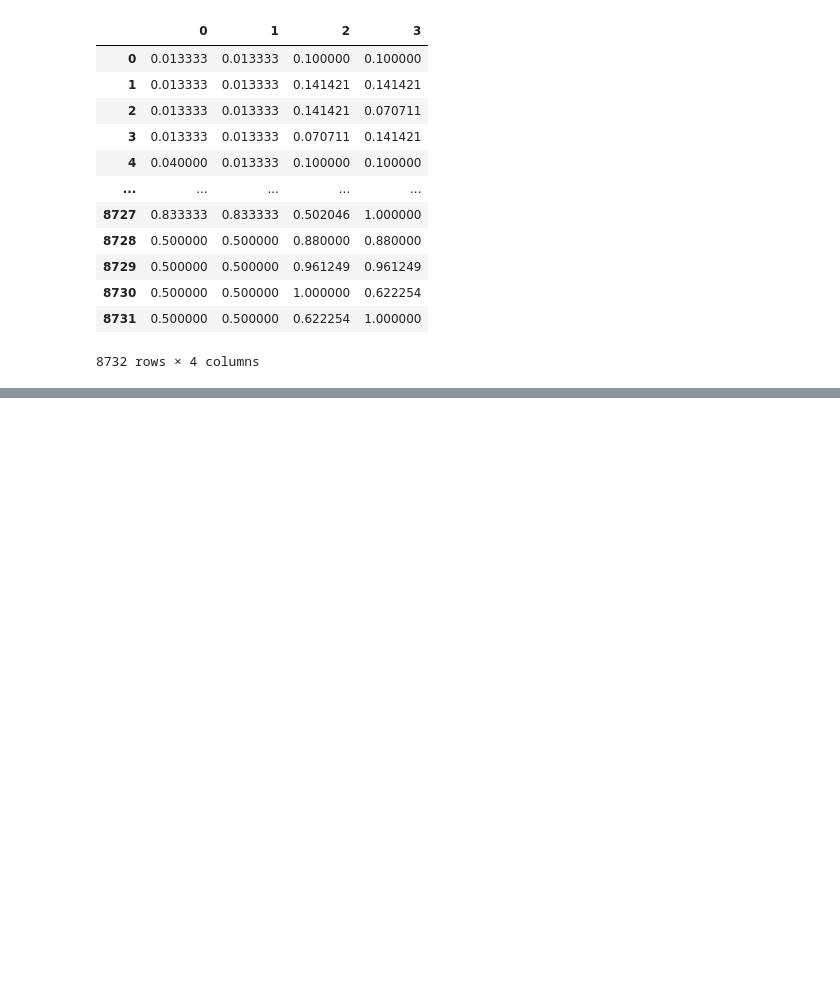
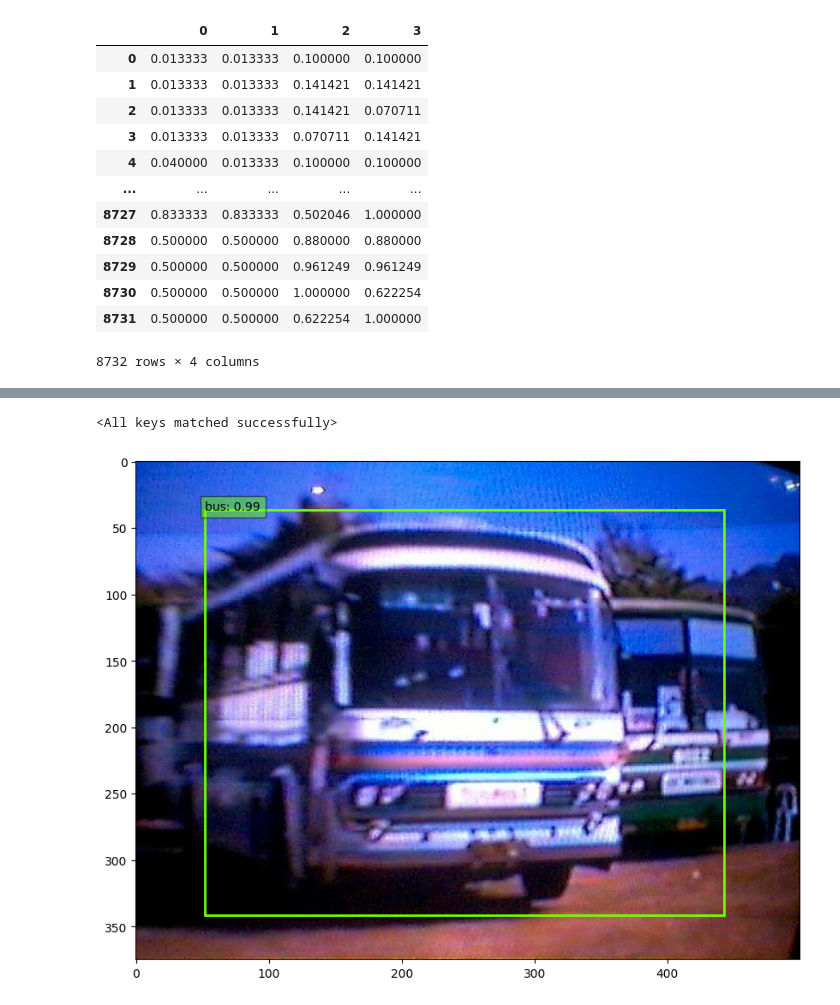
Before and after one commit to krapppp/AI, a Jupyter notebook: python/deep/dl_deep_d8.ipynb, the cells around one changed output, grey strips where cells are left out. Drawn from its saved outputs; the diff is of its cells as text; code cells hidden in the pictures; blank space fills up the shorter version.

```diff
--- a/python/deep/dl_deep_d8.ipynb
+++ b/python/deep/dl_deep_d8.ipynb
@@ -624,0 +869,26 @@ class SSD(nn.Module):
+# %%
+# 모델 구축
+# SSD300 설정
+ssd_cfg = {
+    'num_classes': 21,  # 배경 클래스를 포함한 총 클래스 수
+    'input_size': 300,  # 화상의 입력 크기
+    'bbox_aspect_num': [4, 6, 6, 6, 4, 4],  # 출력할 Box 화면비의 종류
+    'feature_maps': [38, 19, 10, 5, 3, 1],  # 각 source의 화상 크기
+    'steps': [8, 16, 32, 64, 100, 300],  # DBOX의 크기를 정한다
+    'min_sizes': [30, 60, 111, 162, 213, 264],  # DBOX의 크기를 정한다
+    'max_sizes': [60, 111, 162, 213, 264, 315],  # DBOX의 크기를 정한다
+    'aspect_ratios': [[2], [2, 3], [2, 3], [2, 3], [2], [2]],
+}
+m=SSD(phase='train',cfg=ssd_cfg)
+vgg_weights=torch.load('./weights/vgg16_reducedfc.pth')
+m.vgg.load_state_dict(vgg_weights)
+
+def weights_init(m):
+    if isinstance(m,nn.Conv2d):
+        init.kaiming_normal_(m.weight.data)
+        if m.bias is not None:
+            nn.init.constant_(m.bias,0.0)
+
+m.extras.apply(weights_init)
+m.loc.apply(weights_init)
+m.conf.apply(weights_init)
@@ -624,0 +1014,17 @@ class SSD(nn.Module):
+# %%
+# 검증
+m_weights=torch.load('./weights/ssd300_50.pth',map_location={'cuda:0':'cpu'})
+m=SSD(phase='inference',cfg=ssd_cfg)
+m.eval()
+m.load_state_dict(m_weights)
+# %% [output]
+<All keys matched successfully>
+# %%
+from utils.ssd_predict_show import SSDPredictShow
+
+ssd=SSDPredictShow(voc_classes,m)
+# %%
+img_path='./data/VOCdevkit/VOC2012/JPEGImages/2007_000768.jpg'
+ssd.show(img_path,0.6)
+# %% [output]
+[figure, added]
```
Also changed, not shown: parts of 28 cells of this notebook, 6 other files.
